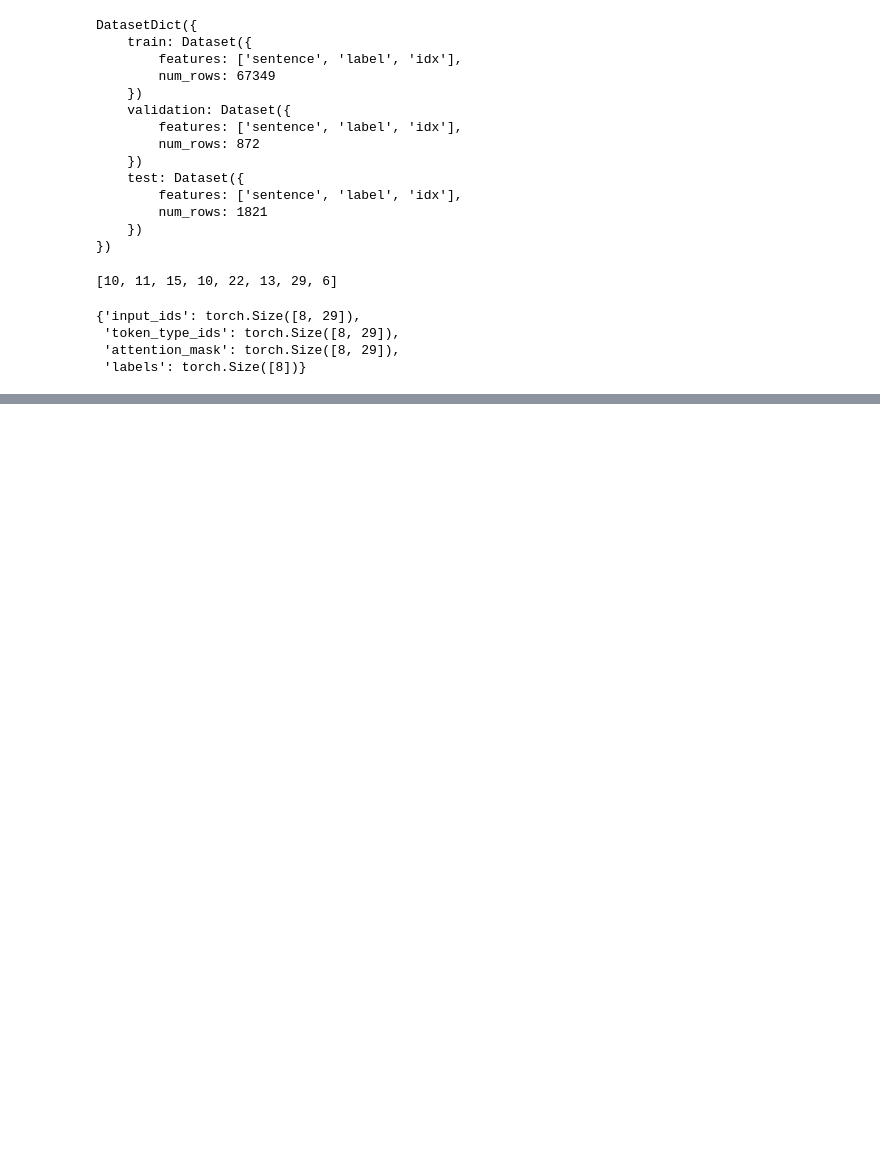
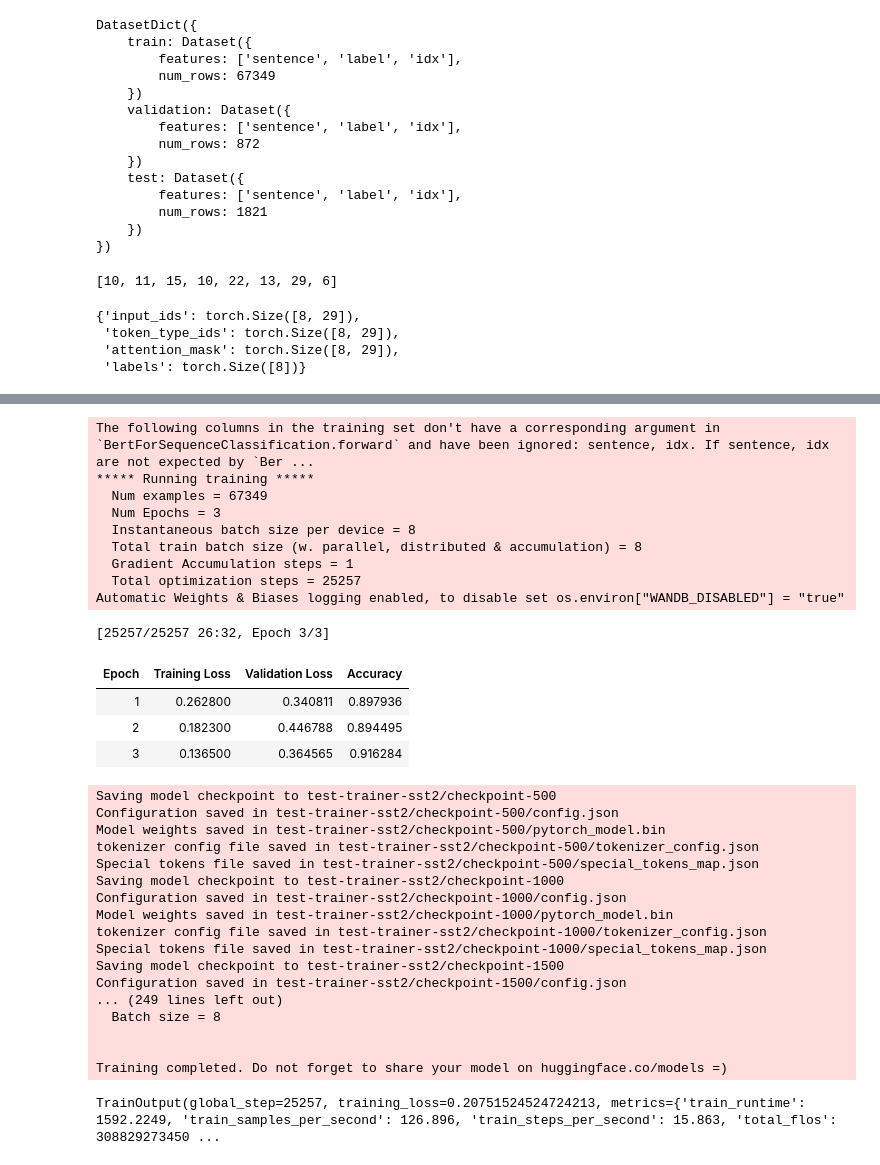
Before and after one commit to ptah23/nlp-transformers-course-notebooks, a Jupyter notebook: 3.Fine-tuning.ipynb, the cells around one changed output, grey strips where cells are left out. Cells and saved outputs as stored; diff of their text form; code cells hidden in the pictures; blank space fills up the shorter version.

```diff
--- a/3.Fine-tuning.ipynb
+++ b/3.Fine-tuning.ipynb
@@ -177,0 +444,6 @@ sst2_batch = data_collator(sst2_samples)
+# %%
+def tokenize_sst2(example):
+    return tokenizer(example["sentence"], truncation=True)
+# %%
+tokenized_sst2_datasets = sst2_datasets.map(tokenize_sst2, batched=True)
+tokenized_sst2_datasets
@@ -177,0 +465,18 @@ sst2_batch = data_collator(sst2_samples)
+# %%
+def compute_metrics_sst2(eval_preds):
+    metric = evaluate.load("glue", "sst2")
+    logits, labels = eval_preds
+    predictions = np.argmax(logits, axis=-1)
+    return metric.compute(predictions=predictions, references=labels)
+# %%
+training_args = TrainingArguments("test-trainer-sst2", evaluation_strategy="epoch")
+model = AutoModelForSequenceClassification.from_pretrained(checkpoint, num_labels=2)
+trainer = Trainer(
+    model,
+    training_args,
+    train_dataset=tokenized_sst2_datasets["train"],
+    eval_dataset=tokenized_sst2_datasets["validation"],
+    data_collator=data_collator,
+    tokenizer=tokenizer,
+    compute_metrics=compute_metrics_sst2,
+)
@@ -177,0 +501,35 @@ sst2_batch = data_collator(sst2_samples)
+# %%
+trainer.train()
+# %% [output]
+The following columns in the training set don't have a corresponding argument in `BertForSequenceClassification.forward` and have been ignored: sentence, idx. If sentence, idx are not expected by `Ber ...
+***** Running training *****
+  Num examples = 67349
+  Num Epochs = 3
+  Instantaneous batch size per device = 8
+  Total train batch size (w. parallel, distributed & accumulation) = 8
+  Gradient Accumulation steps = 1
+  Total optimization steps = 25257
+Automatic Weights & Biases logging enabled, to disable set os.environ["WANDB_DISABLED"] = "true"
+[25257/25257 26:32, Epoch 3/3]
+| Epoch | Training Loss | Validation Loss | Accuracy |
+| 1 | 0.262800 | 0.340811 | 0.897936 |
+| 2 | 0.182300 | 0.446788 | 0.894495 |
+| 3 | 0.136500 | 0.364565 | 0.916284 |
+Saving model checkpoint to test-trainer-sst2/checkpoint-500
+Configuration saved in test-trainer-sst2/checkpoint-500/config.json
+Model weights saved in test-trainer-sst2/checkpoint-500/pytorch_model.bin
+tokenizer config file saved in test-trainer-sst2/checkpoint-500/tokenizer_config.json
+Special tokens file saved in test-trainer-sst2/checkpoint-500/special_tokens_map.json
+Saving model checkpoint to test-trainer-sst2/checkpoint-1000
+Configuration saved in test-trainer-sst2/checkpoint-1000/config.json
+Model weights saved in test-trainer-sst2/checkpoint-1000/pytorch_model.bin
+tokenizer config file saved in test-trainer-sst2/checkpoint-1000/tokenizer_config.json
+Special tokens file saved in test-trainer-sst2/checkpoint-1000/special_tokens_map.json
+Saving model checkpoint to test-trainer-sst2/checkpoint-1500
+Configuration saved in test-trainer-sst2/checkpoint-1500/config.json
+... (249 lines left out)
+  Batch size = 8
+
+
+Training completed. Do not forget to share your model on huggingface.co/models =)
+TrainOutput(global_step=25257, training_loss=0.20751524524724213, metrics={'train_runtime': 1592.2249, 'train_samples_per_second': 126.896, 'train_steps_per_second': 15.863, 'total_flos': 308829273450 ...
```
Also changed, not shown: parts of 22 cells of this notebook.
